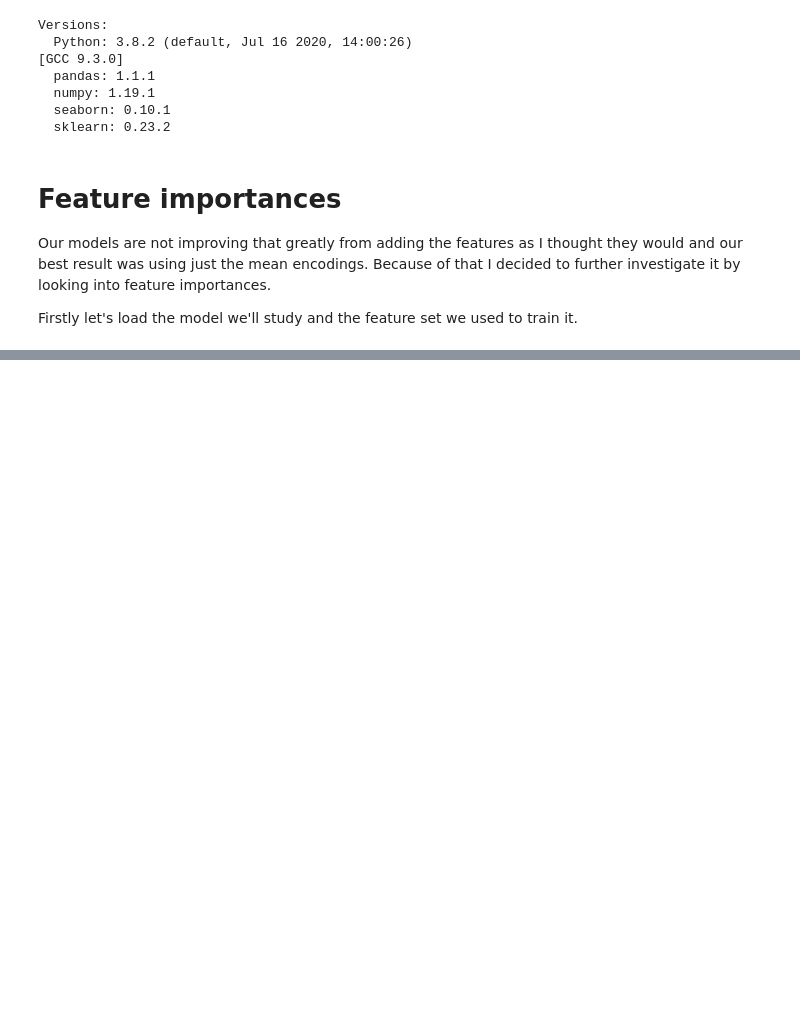
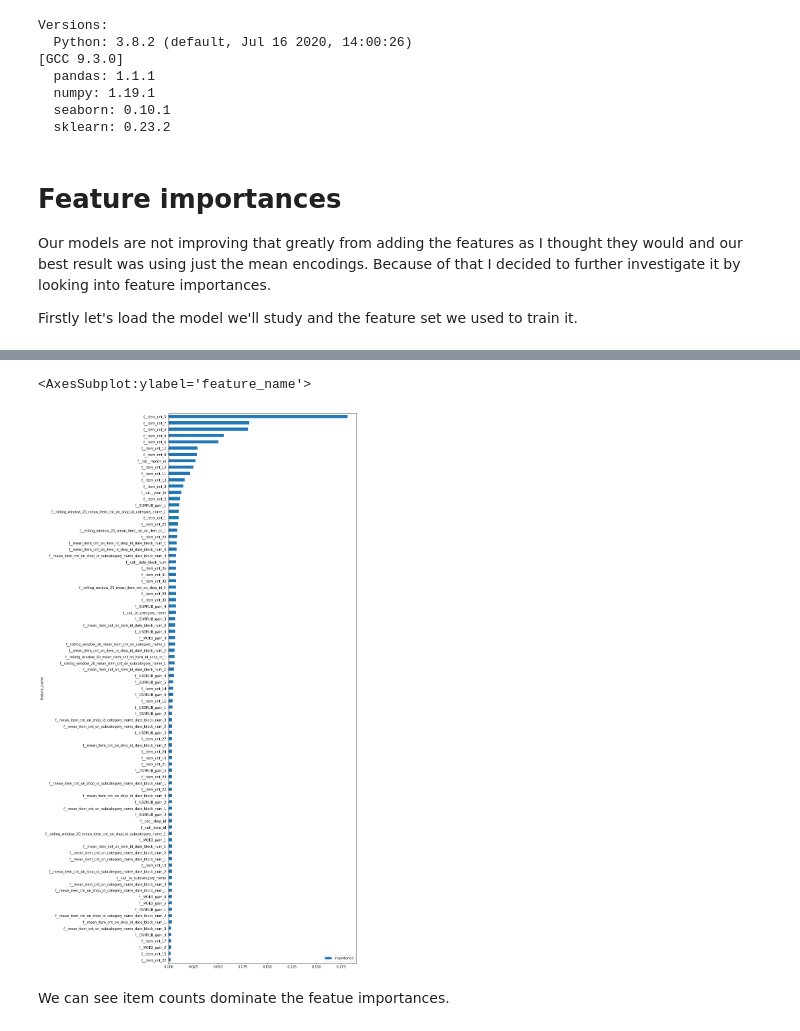
Before and after one commit to caioaao/hse-aml-final-project, a Jupyter notebook: notebooks/11-feature-engineering-feature importances.ipynb, the cells around one changed output, grey strips where cells are left out. Saved outputs shown, nothing was run; the diff lists cells and outputs as text; code cells hidden in the pictures; blank space fills up the shorter version.

Commit message:
plot importances

```diff
--- a/notebooks/11-feature-engineering-feature importances.ipynb
+++ b/notebooks/11-feature-engineering-feature importances.ipynb
@@ -51,4 +92,3 @@ reg.feature_importances_
-# %%
-sort_idx = np.flip(np.argsort(reg.feature_importances_))
-
-sns.barplot(x=reg.feature_importances_[sort_idx], y=get_feature_cols(train_set)[sort_idx])
+# %%
+feature_importances = pd.DataFrame({'feature_name': get_feature_cols(train_set)[sort_idx],
+                                    'importance': reg.feature_importances_})
@@ -54,0 +111,8 @@ sns.barplot(x=reg.feature_importances_[sort_idx], y=get_feature_cols(train_set)[
+# %%
+# sns.barplot(data=feature_importances.sort_values('importance', ascending=False), x='importance', y='feature_name')
+feature_importances.set_index('feature_name').sort_values('importance', ascending=True).plot(kind='barh', figsize=(10, 30))
+# %% [output]
+<AxesSubplot:ylabel='feature_name'>
+[figure, added]
+# %% [markdown]
+We can see item counts dominate the featue importances.
```
Also changed, not shown: parts of 4 cells of this notebook.
